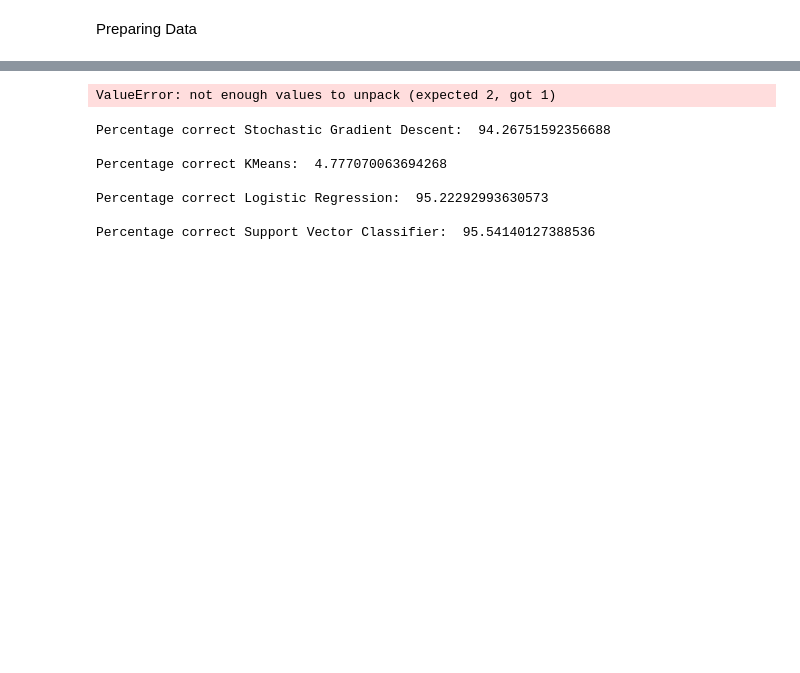
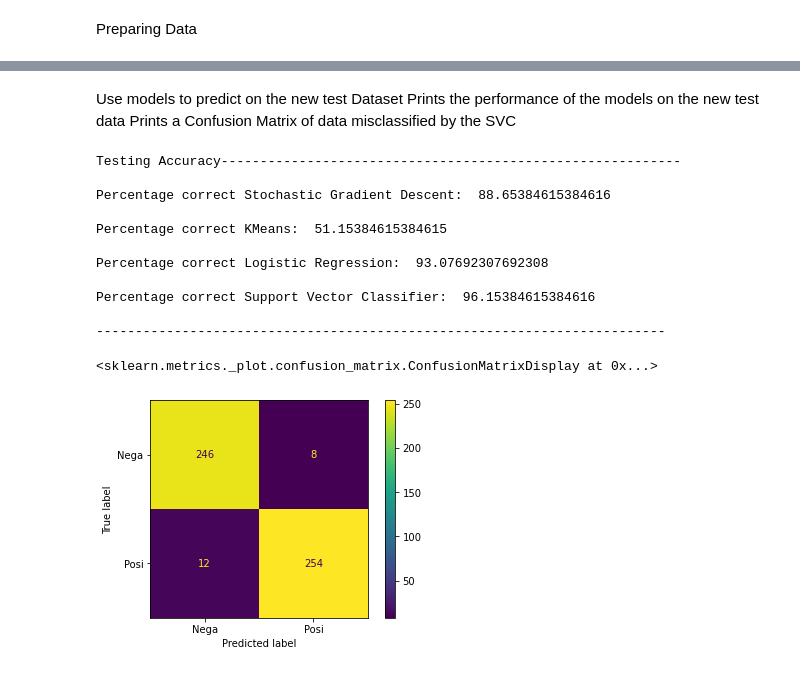
Before and after one commit to collinsrakowski/MLCrackClassification, a Jupyter notebook: CrackDetection/GausNHogNOtsuNVal.ipynb, the cells around one changed output, grey strips where cells are left out. Saved outputs shown, nothing was run; the diff lists cells and outputs as text; code cells hidden in the pictures; blank space fills up the shorter version.

```diff
--- a/CrackDetection/GausNHogNOtsuNVal.ipynb
+++ b/CrackDetection/GausNHogNOtsuNVal.ipynb
@@ -86,12 +72,14 @@ Counter({'Nega': 792, 'Posi': 777})
 # %%
 X = np.array(data['data'])
 y = np.array(data['label'])
+f = np.array(data['filename'])
 
 from sklearn.model_selection import train_test_split
 
-X_train, X_test, y_train, y_test = train_test_split(
+X_train, X_test, y_train, y_test, f_train, f_test = train_test_split( #80 percent training, 20 percent testing data
     X,
     y,
+    f,
     test_size=0.2,
     shuffle=True,
     random_state=42,
@@ -226,13 +292,16 @@ from sklearn.cluster import KMeans
 from sklearn.linear_model import LogisticRegression #Logistic Regression is same as Stochastic Gradient Descent
 from sklearn.svm import SVC
 
+# Create ML Objects
 sgd_clf = SGDClassifier(random_state=42, max_iter=1000, tol=1e-3)
+kmeans = KMeans(n_clusters=4, random_state=42)
+lr_clf = LogisticRegression(random_state=42)
+svc_clf = SVC(gamma = 'scale', degree = 1) #auto and none
+
+# Train Data
 sgd_clf.fit(X_train_prepared, y_train)
-kmeans = KMeans(n_clusters=2, random_state=42)
 kmeans.fit(X_train_prepared, y_train)
 kmeans.labels_
-lr_clf = LogisticRegression(random_state=42)
 lr_clf.fit(X_train_prepared, y_train)
-svc_clf = SVC(gamma = 'auto')
 svc_clf.fit(X_train_prepared, y_train)
 # %% [output]
@@ -240,44 +316,55 @@ SVC(gamma='auto')
-# %%
-
-X_test_gray = grayify.fit_transform(X_test)
-X_test_blur = GBlur.transform(X_test_gray)
-X_test_otsu = TTrans.transform(X_test_blur)
-X_test_hog = hogify.fit_transform(X_test_otsu)
-X_test_prepared = scalify.fit_transform(X_test_hog)
-# X_test_threshold = TTrans.transform(X_test_blur)
-# %% [output]
-ValueError: not enough values to unpack (expected 2, got 1)
+# %% [markdown]
+Use models to predict on the new test Dataset
+Prints the performance of the models on the new test data
+Prints a Confusion Matrix of data misclassified by the SVC
 # %%
+from sklearn.metrics import ConfusionMatrixDisplay
+from sklearn.metrics import confusion_matrix
+
+print('Testing Accuracy-----------------------------------------------------------')
+
 y_pred = sgd_clf.predict(X_test_prepared)
-# print(np.array(y_pred == y_test)[:10])
-# print('')
+print('')
 print('Percentage correct Stochastic Gradient Descent: ', 100*np.sum(y_pred == y_test)/len(y_test))
 
 ky_pred = kmeans.predict(X_test_prepared)
 tempArr = []
 for p in range(len(ky_pred)):
     tempArr.append(str(ky_pred[p]))
 
 for l in range(len(tempArr)):
     if tempArr[l] == "0":
         tempArr[l] = "Posi"
     else:
         tempArr[l] = "Nega"
 print('')
 print('Percentage correct KMeans: ', 100*np.sum(tempArr == y_test)/len(y_test))
 
 lr_pred = lr_clf.predict(X_test_prepared)
 print('')
 print('Percentage correct Logistic Regression: ', 100*np.sum(lr_pred == y_test)/len(y_test))
 
 svc_pred = svc_clf.predict(X_test_prepared)
 print('')
 print('Percentage correct Support Vector Classifier: ', 100*np.sum(svc_pred == y_test)/len(y_test))
+
+print('')
+print('-------------------------------------------------------------------------')
+
+cm = confusion_matrix(y_test, svc_pred)
+disp = ConfusionMatrixDisplay(confusion_matrix=cm, display_labels= svc_clf.classes_)
+disp.plot() # Prints confusion matrix for only SVC
 # %% [output]
-Percentage correct Stochastic Gradient Descent:  94.26751592356688
+Testing Accuracy-----------------------------------------------------------
 
-Percentage correct KMeans:  4.777070063694268
+Percentage correct Stochastic Gradient Descent:  88.65384615384616
 
-Percentage correct Logistic Regression:  95.22292993630573
+Percentage correct KMeans:  51.15384615384615
 
-Percentage correct Support Vector Classifier:  95.54140127388536
+Percentage correct Logistic Regression:  93.07692307692308
+
+Percentage correct Support Vector Classifier:  96.15384615384616
+
+-------------------------------------------------------------------------
+<sklearn.metrics._plot.confusion_matrix.ConfusionMatrixDisplay at 0x...>
+[figure, added]
```
Also changed, not shown: parts of 22 cells of this notebook.
